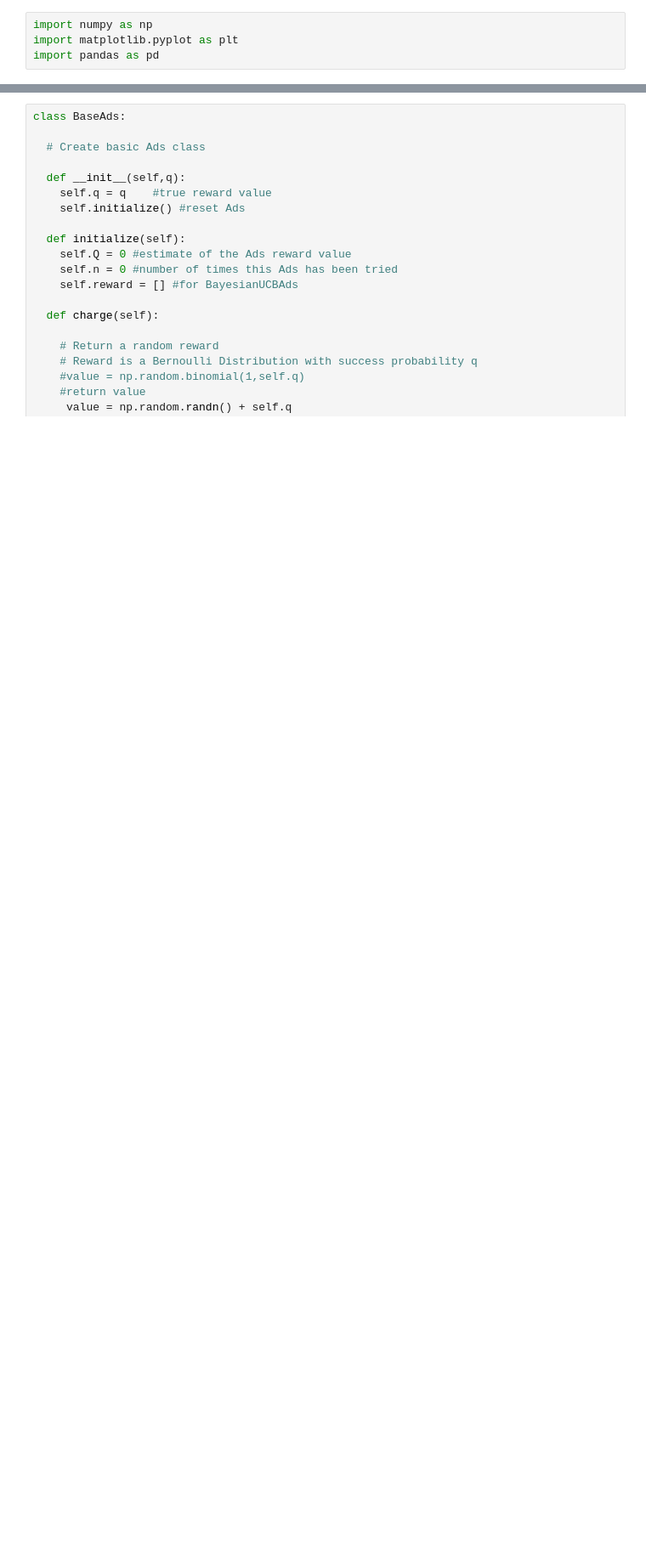
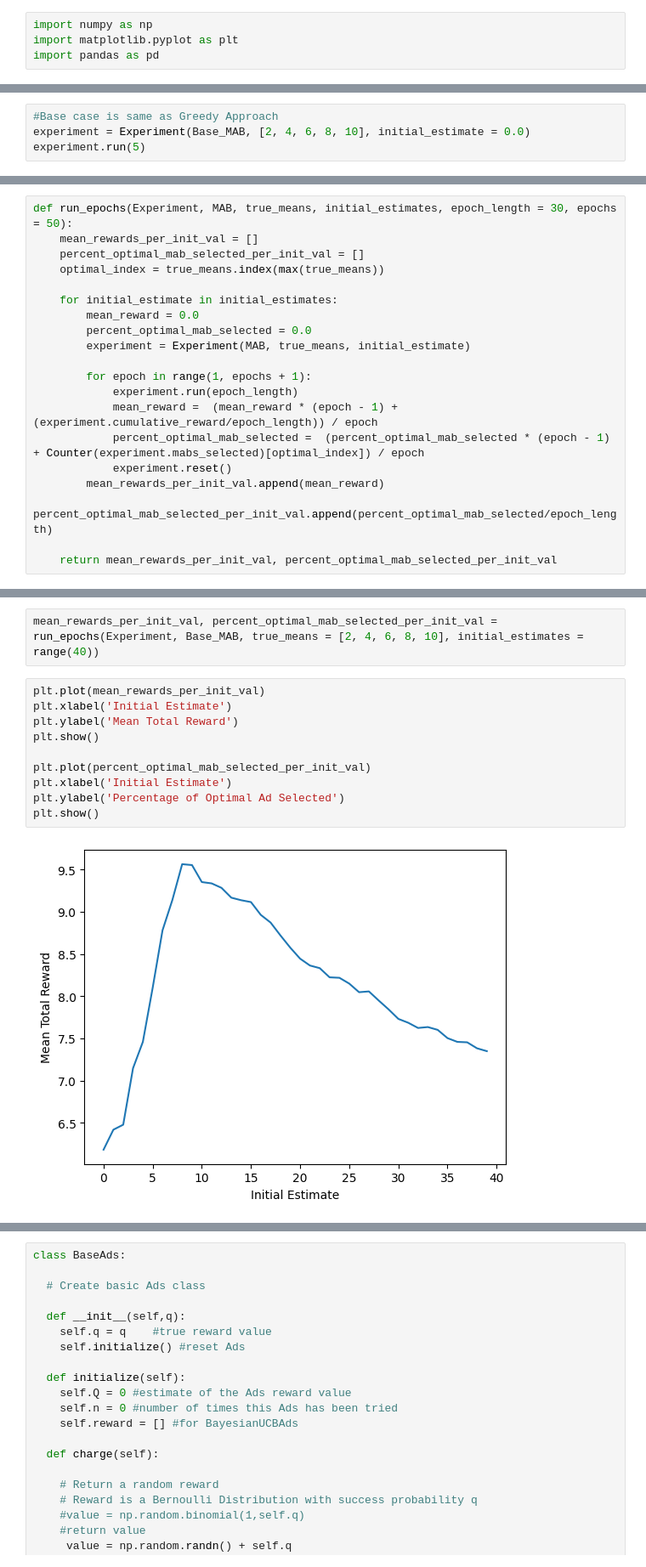
Before and after one commit to JohnYCLam/MachineLearning, a Jupyter notebook: Reinforcement_Learning_Multi_armed_Bandit.ipynb, the cells around one changed output, grey strips where cells are left out. Shown at 85% size. Saved outputs shown, nothing was run; the diff lists cells and outputs as text; blank space fills up the shorter version.

```diff
--- a/Reinforcement_Learning_Multi_armed_Bandit.ipynb
+++ b/Reinforcement_Learning_Multi_armed_Bandit.ipynb
@@ -8,0 +78,4 @@ import pandas as pd
+# %%
+#Base case is same as Greedy Approach
+experiment = Experiment(Base_MAB, [2, 4, 6, 8, 10], initial_estimate = 0.0)
+experiment.run(5)
@@ -8,0 +99,20 @@ import pandas as pd
+# %%
+def run_epochs(Experiment, MAB, true_means, initial_estimates, epoch_length = 30, epochs = 50):
+    mean_rewards_per_init_val = []
+    percent_optimal_mab_selected_per_init_val = []
+    optimal_index = true_means.index(max(true_means))
+
+    for initial_estimate in initial_estimates:
+        mean_reward = 0.0
+        percent_optimal_mab_selected = 0.0
+        experiment = Experiment(MAB, true_means, initial_estimate)
+
+        for epoch in range(1, epochs + 1):
+            experiment.run(epoch_length)
+            mean_reward =  (mean_reward * (epoch - 1) + (experiment.cumulative_reward/epoch_length)) / epoch
+            percent_optimal_mab_selected =  (percent_optimal_mab_selected * (epoch - 1) + Counter(experiment.mabs_selected)[optimal_index]) / epoch
+            experiment.reset()
+        mean_rewards_per_init_val.append(mean_reward)
+        percent_optimal_mab_selected_per_init_val.append(percent_optimal_mab_selected/epoch_length)
+
+    return mean_rewards_per_init_val, percent_optimal_mab_selected_per_init_val
@@ -8,0 +147,14 @@ import pandas as pd
+# %%
+mean_rewards_per_init_val, percent_optimal_mab_selected_per_init_val = run_epochs(Experiment, Base_MAB, true_means = [2, 4, 6, 8, 10], initial_estimates = range(40))
+# %%
+plt.plot(mean_rewards_per_init_val)
+plt.xlabel('Initial Estimate')
+plt.ylabel('Mean Total Reward')
+plt.show()
+
+plt.plot(percent_optimal_mab_selected_per_init_val)
+plt.xlabel('Initial Estimate')
+plt.ylabel('Percentage of Optimal Ad Selected')
+plt.show()
+# %% [output]
+[figure, added]
```
Also changed, not shown: parts of 15 cells of this notebook.
